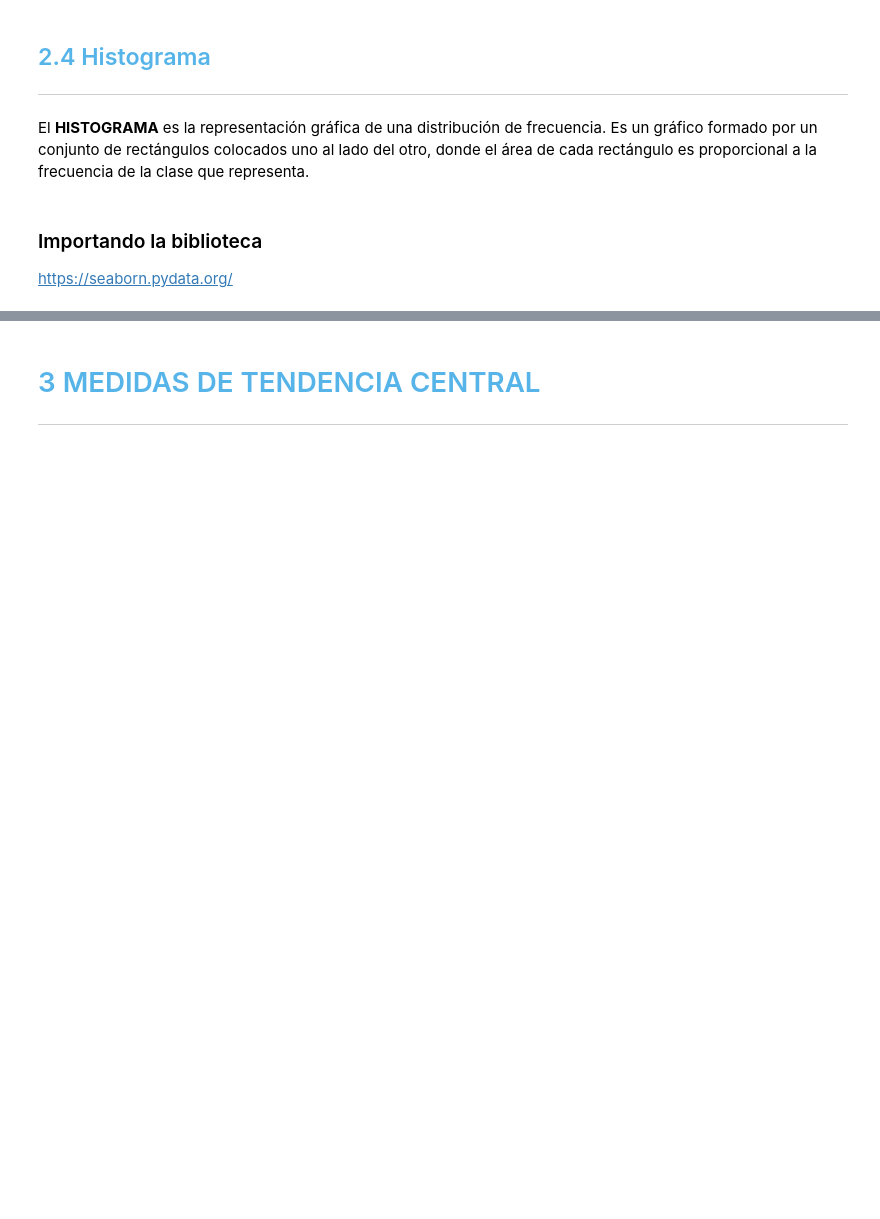
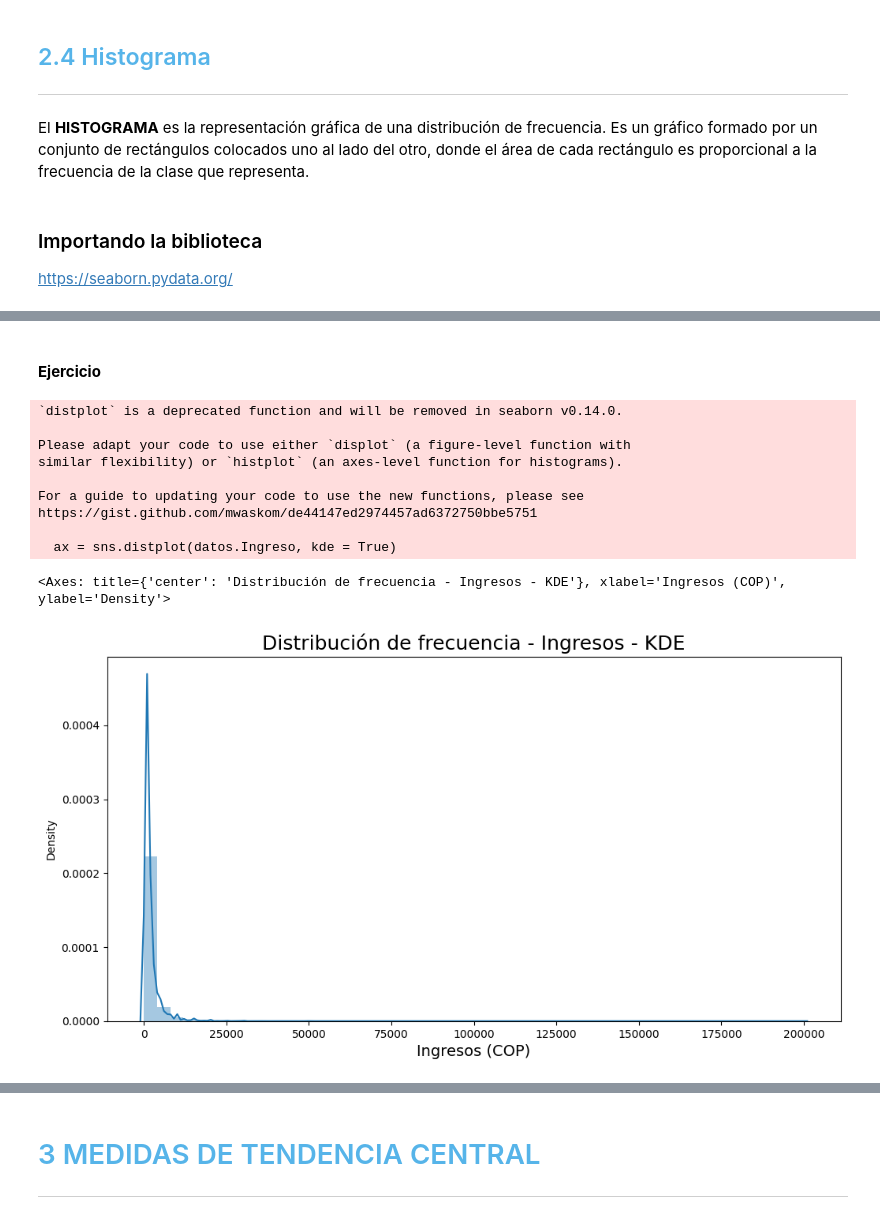
Before and after one commit to DanielRaiicHu/curso_de_estadisticas_1, a Jupyter notebook: Curso_de_Estadística_con_Python_1.ipynb, the cells around one changed output, grey strips where cells are left out. Cells and saved outputs as stored; diff of their text form; code cells hidden in the pictures; blank space fills up the shorter version.

```diff
--- a/Curso_de_Estadística_con_Python_1.ipynb
+++ b/Curso_de_Estadística_con_Python_1.ipynb
@@ -740,0 +810,21 @@ https://seaborn.pydata.org/
+# %% [markdown]
+#### **Ejercicio**
+# %%
+ax = sns.distplot(datos.Ingreso, kde = True)
+
+ax.figure.set_size_inches(12,6)
+ax.set_title('Distribución de frecuencia - Ingresos - KDE', fontsize=18)
+ax.set_xlabel('Ingresos (COP)', fontsize= 14)
+ax
+# %% [output]
+`distplot` is a deprecated function and will be removed in seaborn v0.14.0.
+
+Please adapt your code to use either `displot` (a figure-level function with
+similar flexibility) or `histplot` (an axes-level function for histograms).
+
+For a guide to updating your code to use the new functions, please see
+https://gist.github.com/mwaskom/de44147ed2974457ad6372750bbe5751
+
+  ax = sns.distplot(datos.Ingreso, kde = True)
+<Axes: title={'center': 'Distribución de frecuencia - Ingresos - KDE'}, xlabel='Ingresos (COP)', ylabel='Density'>
+[figure, added]
```
Also changed, not shown: parts of 35 cells of this notebook.
